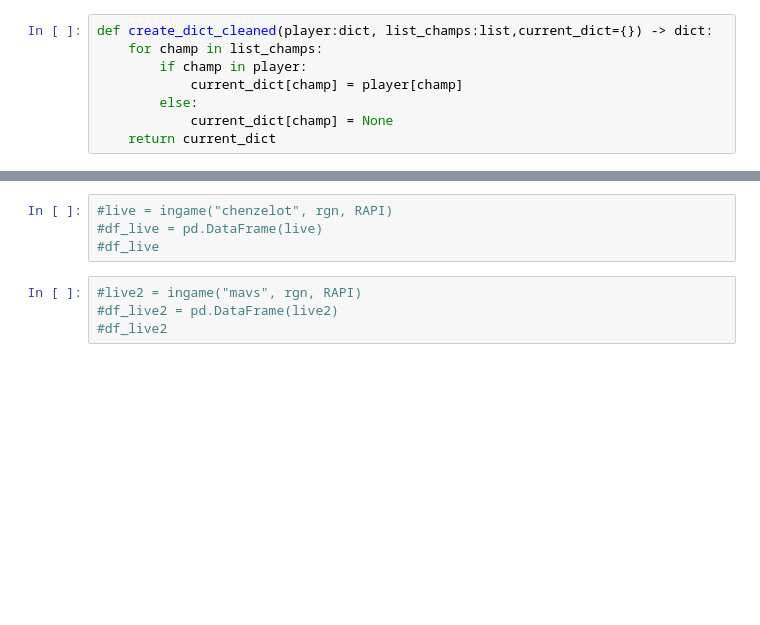
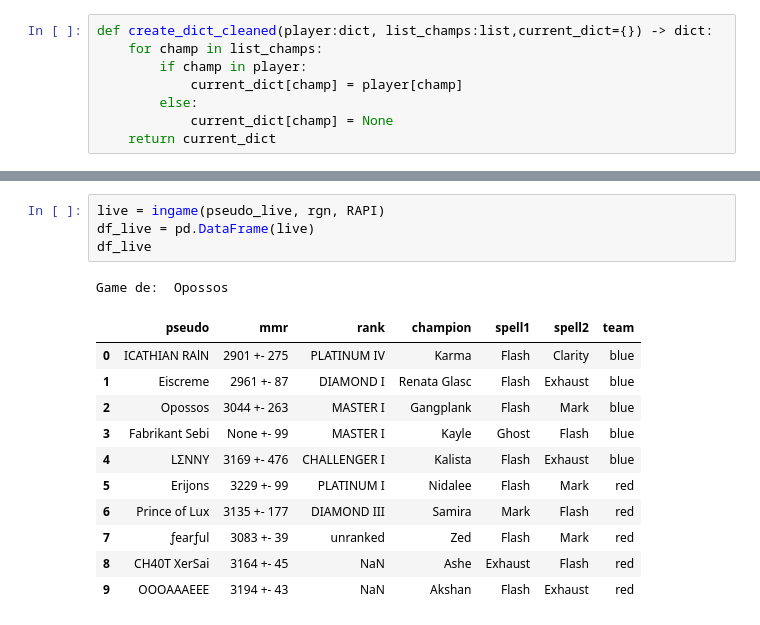
Before and after one commit to wadoudzer/Suivi_projet_data, a Jupyter notebook: main.ipynb, the cells around one changed output, grey strips where cells are left out. Saved outputs shown, nothing was run; the diff lists cells and outputs as text; blank space fills up the shorter version.

```diff
--- a/main.ipynb
+++ b/main.ipynb
@@ -279,9 +157,18 @@ nb_game = 20
 # %%
-#live = ingame("chenzelot", rgn, RAPI)
-#df_live = pd.DataFrame(live)
-#df_live
+live = ingame(pseudo_live, rgn, RAPI)
+df_live = pd.DataFrame(live)
+df_live
+# %% [output]
+Game de:  Opossos
+|  | pseudo | mmr | rank | champion | spell1 | spell2 | team |
+| 0 | ICATHIAN RAlN | 2901 +- 275 | PLATINUM IV | Karma | Flash | Clarity | blue |
+| 1 | Eiscreme | 2961 +- 87 | DIAMOND I | Renata Glasc | Flash | Exhaust | blue |
+| 2 | Opossos | 3044 +- 263 | MASTER I | Gangplank | Flash | Mark | blue |
+| 3 | Fabrikant Sebi | None +- 99 | MASTER I | Kayle | Ghost | Flash | blue |
+| 4 | LΣNNY | 3169 +- 476 | CHALLENGER I | Kalista | Flash | Exhaust | blue |
+| 5 | Erijons | 3229 +- 99 | PLATINUM I | Nidalee | Flash | Mark | red |
+| 6 | Prince of Lux | 3135 +- 177 | DIAMOND III | Samira | Mark | Flash | red |
+| 7 | ƒearƒul | 3083 +- 39 | unranked | Zed | Flash | Mark | red |
+| 8 | CH40T XerSai | 3164 +- 45 | NaN | Ashe | Exhaust | Flash | red |
+| 9 | OOOAAAEEE | 3194 +- 43 | NaN | Akshan | Flash | Exhaust | red |
-# %%
-#live2 = ingame("mavs", rgn, RAPI)
-#df_live2 = pd.DataFrame(live2)
-#df_live2
 # %%
```
Also changed, not shown: parts of 10 cells of this notebook.
